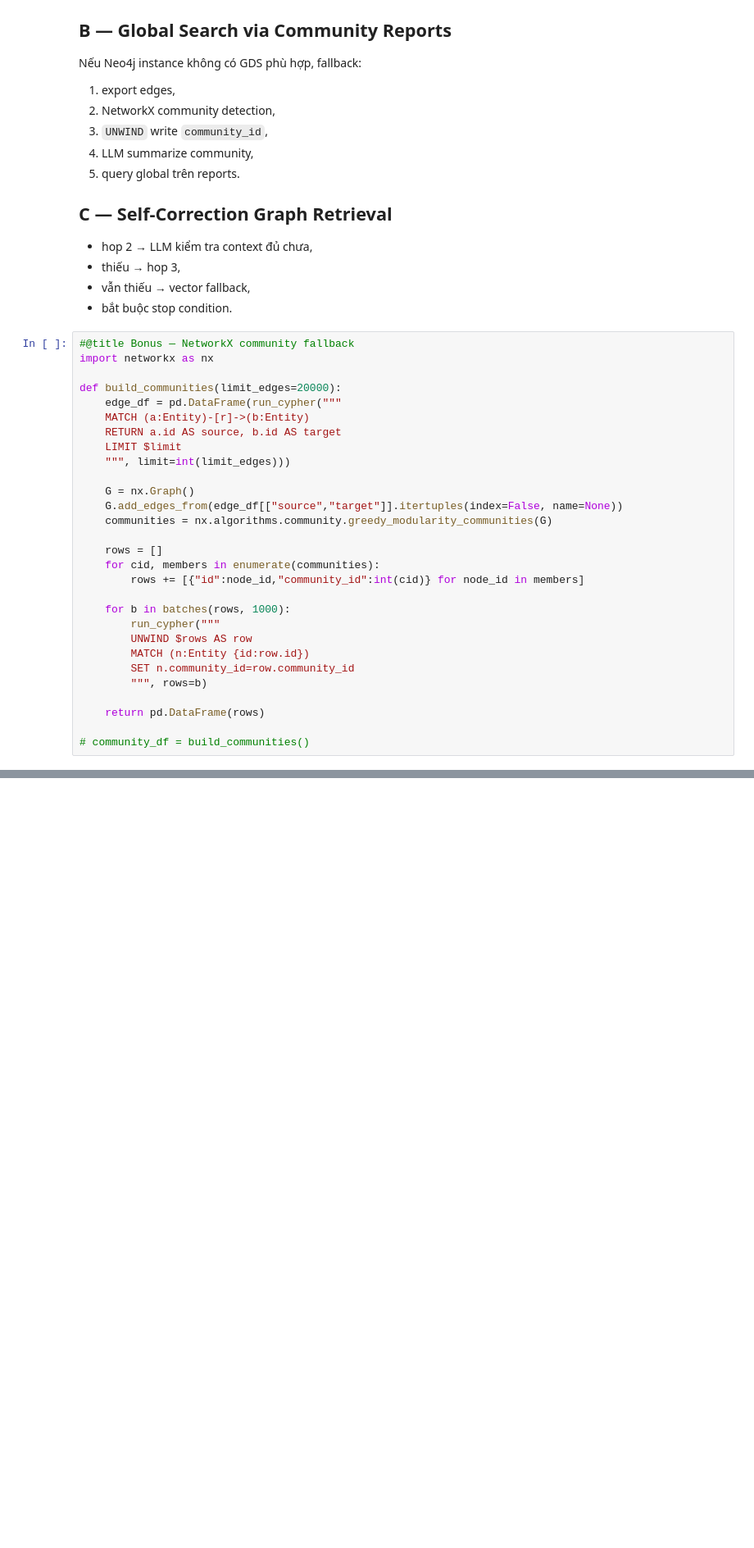
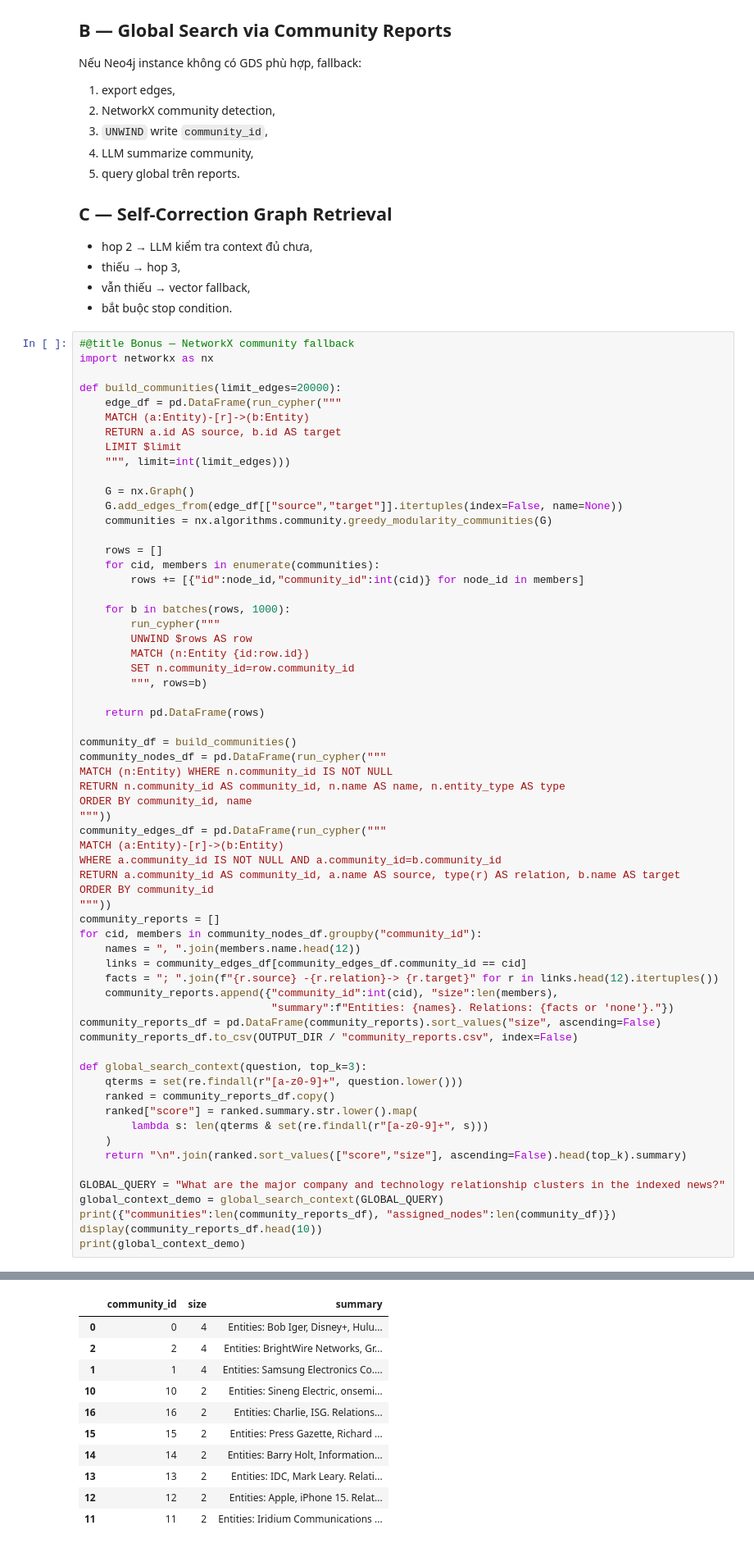
Before and after one commit to lybii/K4-Track3-Lab19-GraphRAG_2A202601570_LeThiHaiYen, a Jupyter notebook: Day19_GraphRAG_vs_FlatRAG_Production_Lab_Guide.ipynb, the cells around one changed output, grey strips where cells are left out. Shown at 82% size. Saved outputs shown, nothing was run; the diff lists cells and outputs as text; blank space fills up the shorter version.

Commit message:
Complete bonus workflows and rubric reports

```diff
--- a/Day19_GraphRAG_vs_FlatRAG_Production_Lab_Guide.ipynb
+++ b/Day19_GraphRAG_vs_FlatRAG_Production_Lab_Guide.ipynb
@@ -1694,4 +1694,39 @@ def build_communities(limit_edges=20000):
 
     return pd.DataFrame(rows)
 
-# community_df = build_communities()
+community_df = build_communities()
+community_nodes_df = pd.DataFrame(run_cypher("""
+MATCH (n:Entity) WHERE n.community_id IS NOT NULL
+RETURN n.community_id AS community_id, n.name AS name, n.entity_type AS type
+ORDER BY community_id, name
+"""))
+community_edges_df = pd.DataFrame(run_cypher("""
+MATCH (a:Entity)-[r]->(b:Entity)
+WHERE a.community_id IS NOT NULL AND a.community_id=b.community_id
+RETURN a.community_id AS community_id, a.name AS source, type(r) AS relation, b.name AS target
+ORDER BY community_id
+"""))
+community_reports = []
+for cid, members in community_nodes_df.groupby("community_id"):
+    names = ", ".join(members.name.head(12))
+    links = community_edges_df[community_edges_df.community_id == cid]
+    facts = "; ".join(f"{r.source} -{r.relation}-> {r.target}" for r in links.head(12).itertuples())
+    community_reports.append({"community_id":int(cid), "size":len(members),
+                              "summary":f"Entities: {names}. Relations: {facts or 'none'}."})
+community_reports_df = pd.DataFrame(community_reports).sort_values("size", ascending=False)
+community_reports_df.to_csv(OUTPUT_DIR / "community_reports.csv", index=False)
+
+def global_search_context(question, top_k=3):
+    qterms = set(re.findall(r"[a-z0-9]+", question.lower()))
+    ranked = community_reports_df.copy()
+    ranked["score"] = ranked.summary.str.lower().map(
+        lambda s: len(qterms & set(re.findall(r"[a-z0-9]+", s)))
+    )
+    return "\n".join(ranked.sort_values(["score","size"], ascending=False).head(top_k).summary)
+
+GLOBAL_QUERY = "What are the major company and technology relationship clusters in the indexed news?"
+global_context_demo = global_search_context(GLOBAL_QUERY)
+print({"communities":len(community_reports_df), "assigned_nodes":len(community_df)})
+display(community_reports_df.head(10))
+print(global_context_demo)
+# %% [output]
@@ -1697,0 +1734,11 @@ def build_communities(limit_edges=20000):
+|  | community_id | size | summary |
+| 0 | 0 | 4 | Entities: Bob Iger, Disney+, Hulu... |
+| 2 | 2 | 4 | Entities: BrightWire Networks, Gr... |
+| 1 | 1 | 4 | Entities: Samsung Electronics Co.... |
+| 10 | 10 | 2 | Entities: Sineng Electric, onsemi... |
+| 16 | 16 | 2 | Entities: Charlie, ISG. Relations... |
+| 15 | 15 | 2 | Entities: Press Gazette, Richard ... |
+| 14 | 14 | 2 | Entities: Barry Holt, Information... |
+| 13 | 13 | 2 | Entities: IDC, Mark Leary. Relati... |
+| 12 | 12 | 2 | Entities: Apple, iPhone 15. Relat... |
+| 11 | 11 | 2 | Entities: Iridium Communications ... |
```
Also changed, not shown: parts of 2 cells of this notebook, 6 other files.
